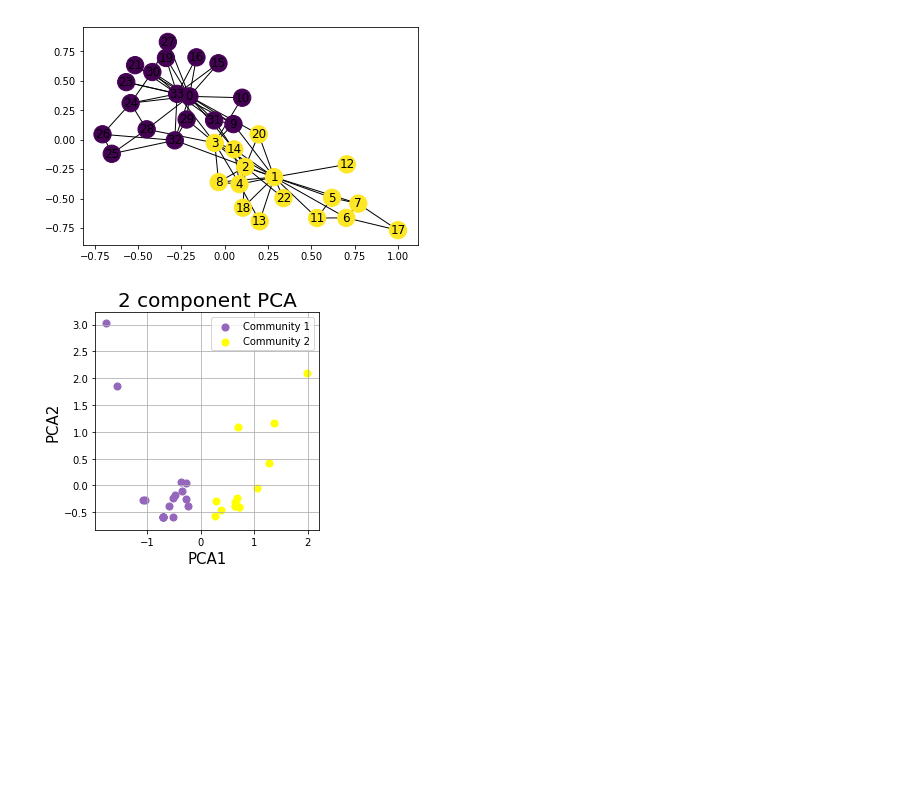
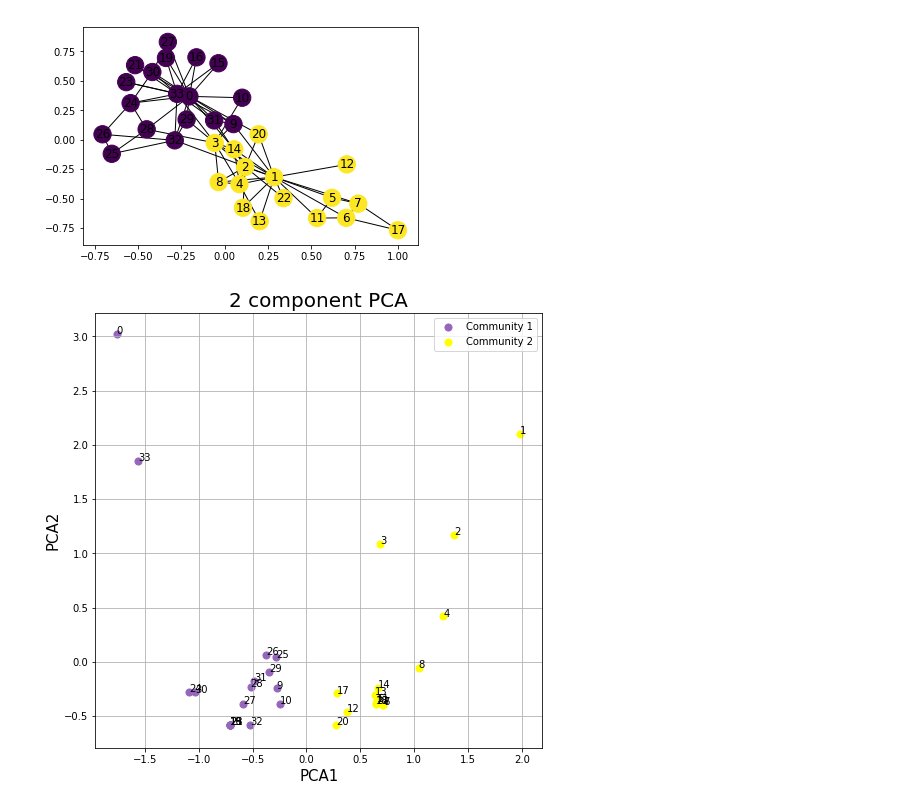
Before and after one commit to gsanou/knowledge-graph-base, a Jupyter notebook: src/Grapth_Embedding.ipynb, the cells around one changed output. Cells and saved outputs as stored; diff of their text form; code cells hidden in the pictures; blank space fills up the shorter version.

Commit message:
Add annotations to the scatter plot.

```diff
--- a/src/Grapth_Embedding.ipynb
+++ b/src/Grapth_Embedding.ipynb
@@ -48,25 +48,28 @@ nx.draw_networkx(kn, node_color = result)
 # %%
 principalDf = pd.DataFrame(data = principalComponents, columns = ["PCA1", "PCA2"])
 principalDf['target'] = result
 
 # print(principalDf)
 
-fig = plt.figure(figsize = (4, 4))
+fig = plt.figure(figsize = (8, 8))
 ax = fig.add_subplot(1, 1, 1)
 ax.set_xlabel("PCA1", fontsize = 15)
 ax.set_ylabel("PCA2", fontsize = 15)
 ax.set_title("2 component PCA", fontsize = 20)
 
 colors = ["tab:purple", 'yellow']
 
 for target, color in zip([0, 1], colors):
     indicesToKeep = principalDf['target'] == target
     ax.scatter(principalDf.loc[indicesToKeep, "PCA1"],
                principalDf.loc[indicesToKeep, "PCA2"],
                c = color,
                s = 50)
 
 ax.legend(['Community 1', 'Community 2'])
 ax.grid()
+
+for i in range(len(result)):
+    ax.annotate(i, (principalDf.loc[i, "PCA1"], principalDf.loc[i, "PCA2"]))
 # %% [output]
-[figure, old version]
+[figure, new version]
```
